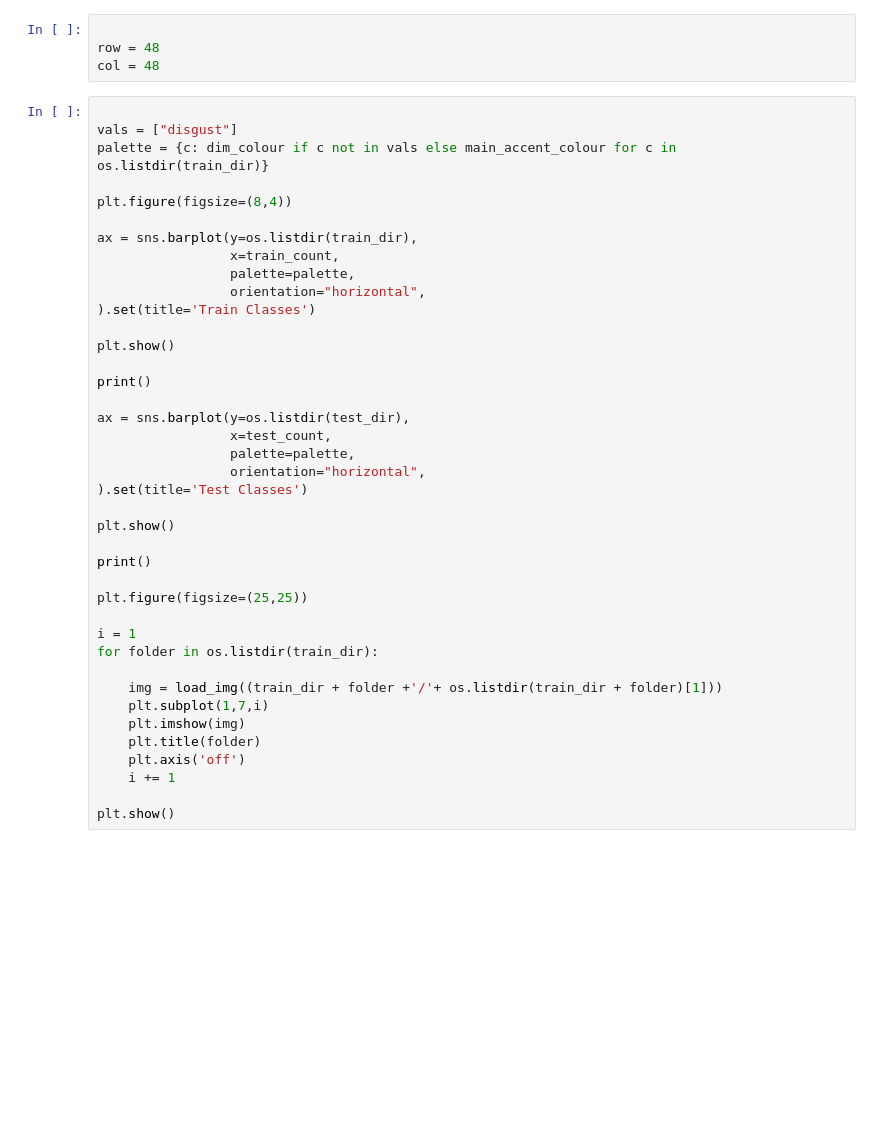
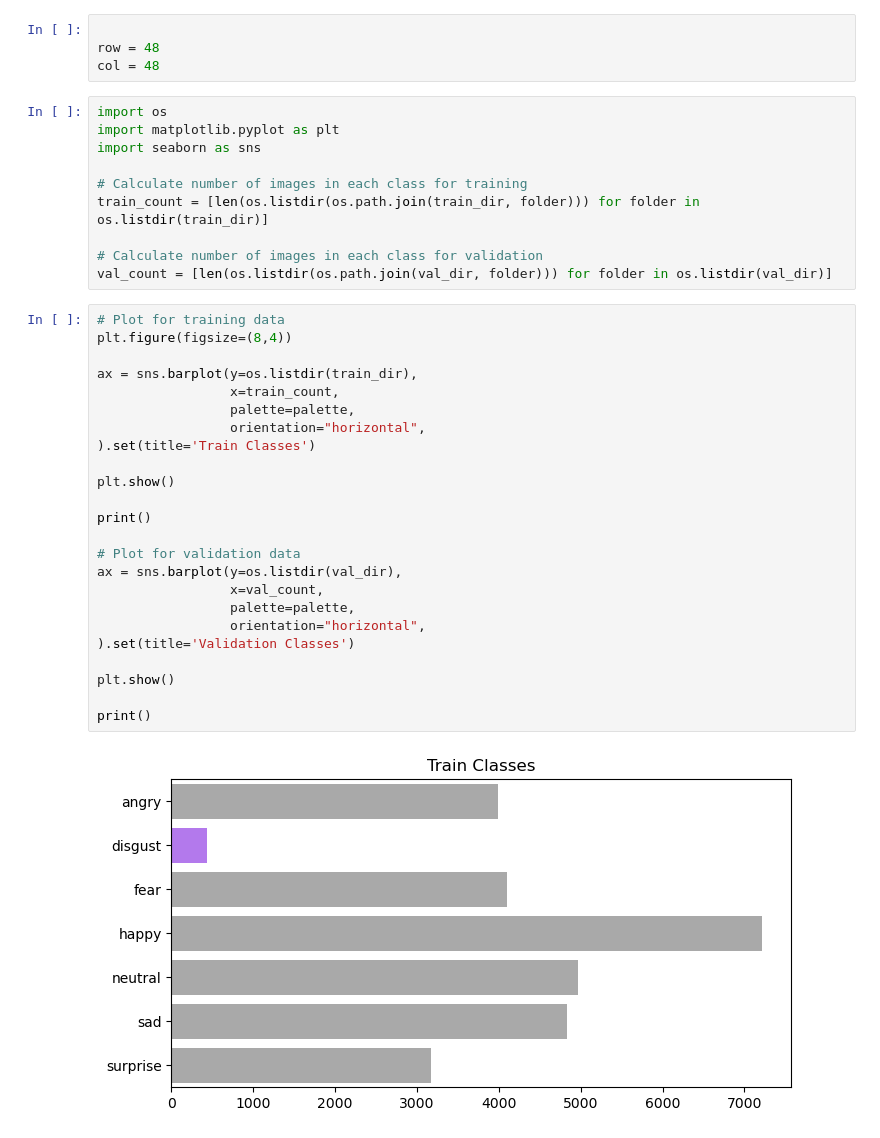
Before and after one commit to Phaneendra-Bottu/Emotion-Music-Recommendation, a Jupyter notebook: train.ipynb, the cells around one changed output. Cells and saved outputs as stored; diff of their text form; blank space fills up the shorter version.

Commit message:
model training update

```diff
--- a/train.ipynb
+++ b/train.ipynb
@@ -98,43 +103,39 @@ main_palette = ["#FBE5C0", "#DD9A30", "#F88379", "#FF6FC2", "purple", "#D086F6",
 
 row = 48
 col = 48
+# %%
+import os
+import matplotlib.pyplot as plt
+import seaborn as sns
+
+# Calculate number of images in each class for training
+train_count = [len(os.listdir(os.path.join(train_dir, folder))) for folder in os.listdir(train_dir)]
+
+# Calculate number of images in each class for validation
+val_count = [len(os.listdir(os.path.join(val_dir, folder))) for folder in os.listdir(val_dir)]
 # %%
-
-vals = ["disgust"]
-palette = {c: dim_colour if c not in vals else main_accent_colour for c in os.listdir(train_dir)}
-
+# Plot for training data
 plt.figure(figsize=(8,4))
 
 ax = sns.barplot(y=os.listdir(train_dir),
                  x=train_count,
                  palette=palette,
                  orientation="horizontal",
 ).set(title='Train Classes')
 
 plt.show()
 
 print()
 
-ax = sns.barplot(y=os.listdir(test_dir),
-                 x=test_count,
+# Plot for validation data
+ax = sns.barplot(y=os.listdir(val_dir),
+                 x=val_count,
                  palette=palette,
                  orientation="horizontal",
-).set(title='Test Classes')
+).set(title='Validation Classes')
 
 plt.show()
 
 print()
-
-plt.figure(figsize=(25,25))
-
-i = 1
-for folder in os.listdir(train_dir):
-
-    img = load_img((train_dir + folder +'/'+ os.listdir(train_dir + folder)[1]))
-    plt.subplot(1,7,i)
-    plt.imshow(img)
-    plt.title(folder)
-    plt.axis('off')
-    i += 1
-
-plt.show()
+# %% [output]
+[figure, added]
```
Also changed, not shown: parts of 4 cells of this notebook, 1 other file.
